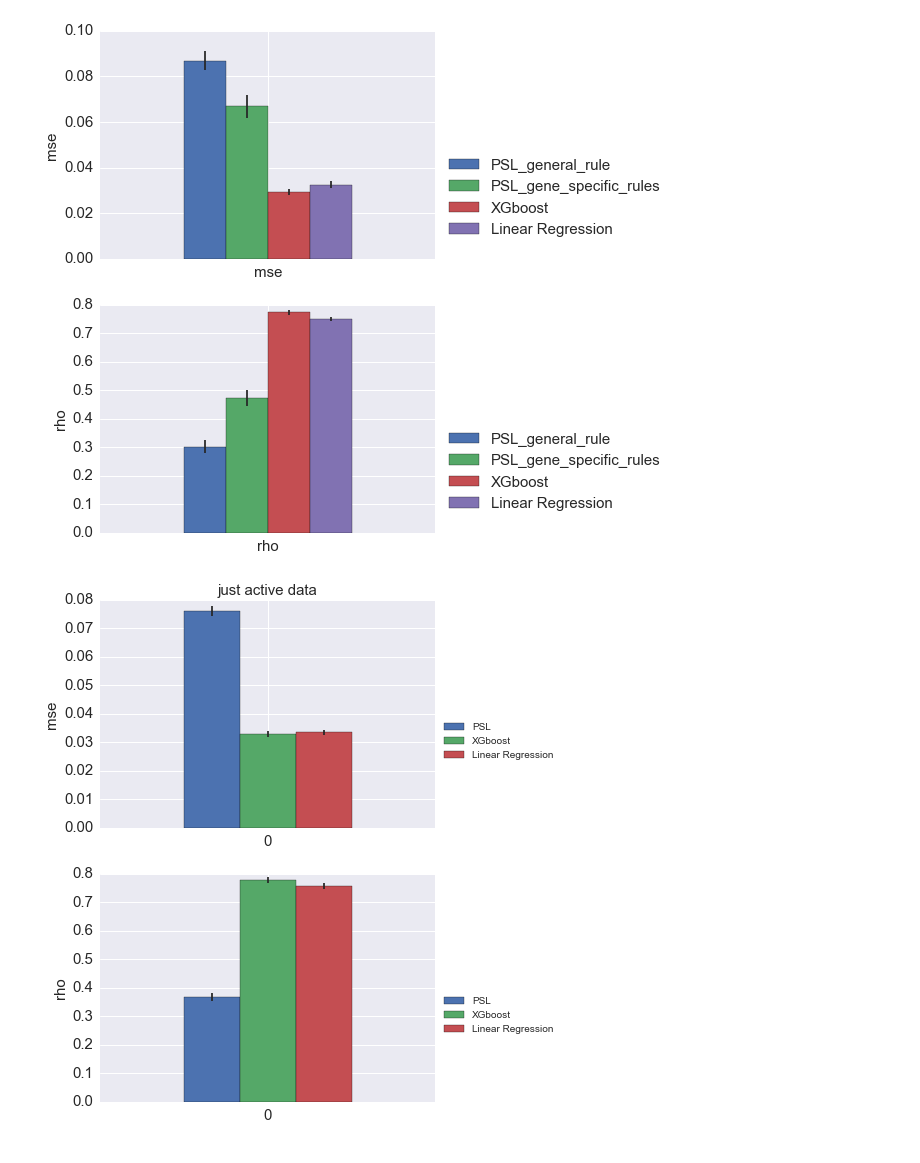
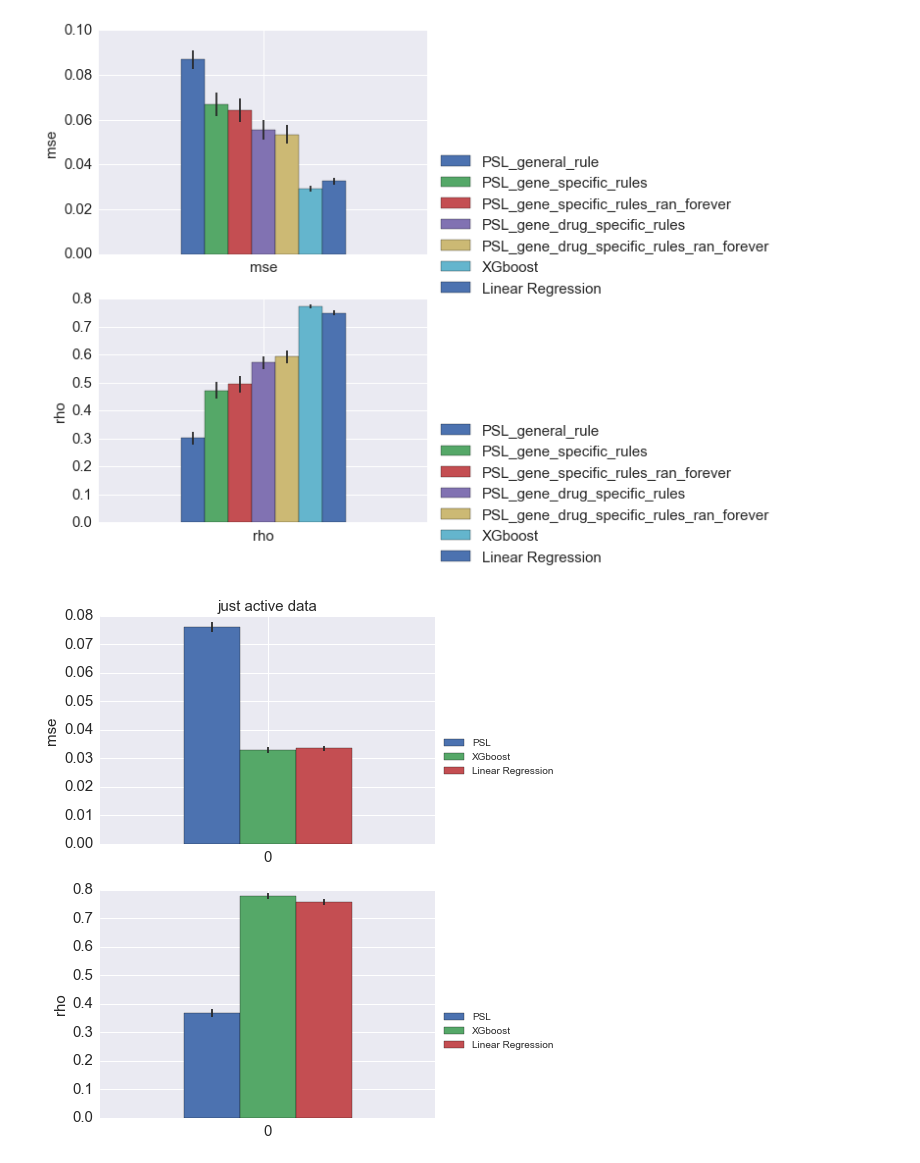
Before and after one commit to MollyZhang/drug_sensitivity_ML, a Jupyter notebook: evaluation/ML_comparison.ipynb, the cells around one changed output. Cells and saved outputs as stored; diff of their text form; code cells hidden in the pictures.

```diff
--- a/evaluation/ML_comparison.ipynb
+++ b/evaluation/ML_comparison.ipynb
@@ -51,10 +51,15 @@ def PSL_result(subsets=[], psl_types=[], legends=[], scaling="percent", title=""
         ax[idx].legend(legends + ["XGboost", "Linear Regression"], loc='best', bbox_to_anchor=(1.0, 0.5), fontsize=15)
     ax[0].set_title(title, fontsize=15)
 # %%
-PSL_result(subsets=["essential"], psl_types=["general_rule", "gene_specific_rule"],
-           legends=["PSL_general_rule", "PSL_gene_specific_rules"])
+PSL_result(subsets=["essential"], psl_types=["general_rule", "gene_specific_rule",
+                                             "gene_specific_rule_100k_iters", "gene_drug_specific_rule",
+                                             "gene_drug_specific_rule_100k_iters"],
+           legends=["PSL_general_rule", "PSL_gene_specific_rules",
+                    "PSL_gene_specific_rules_ran_forever",
+                    "PSL_gene_drug_specific_rules",
+                    "PSL_gene_drug_specific_rules_ran_forever"])
 # %% [output]
-[figure, old version]
+[figure, new version]
 # %%
 PSL_result(["active"], title="just active data")
 # %% [output]
```
Also changed, not shown: 3 other files.
